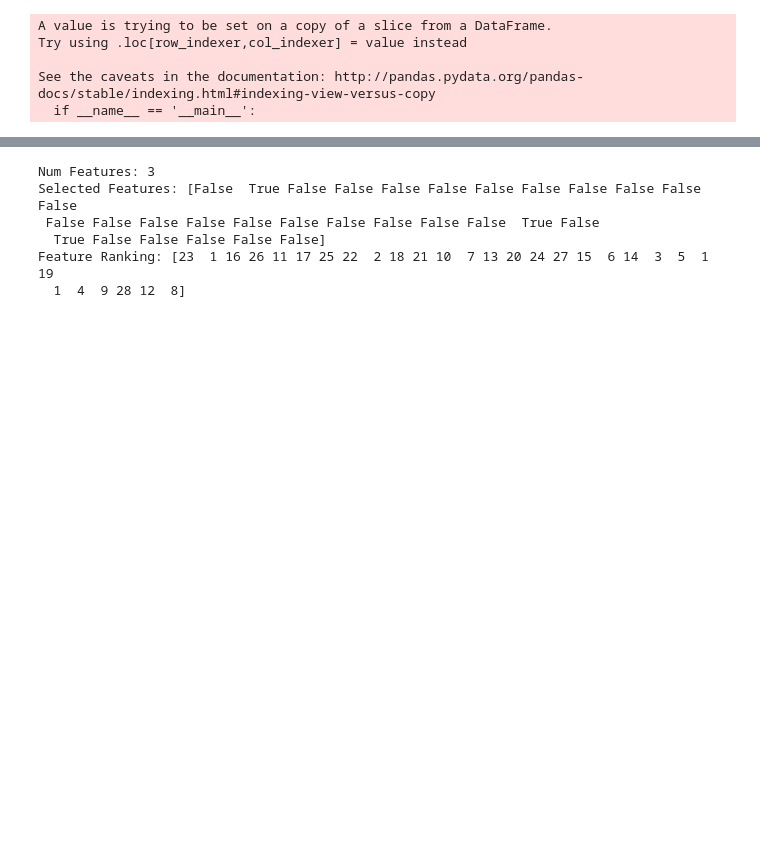
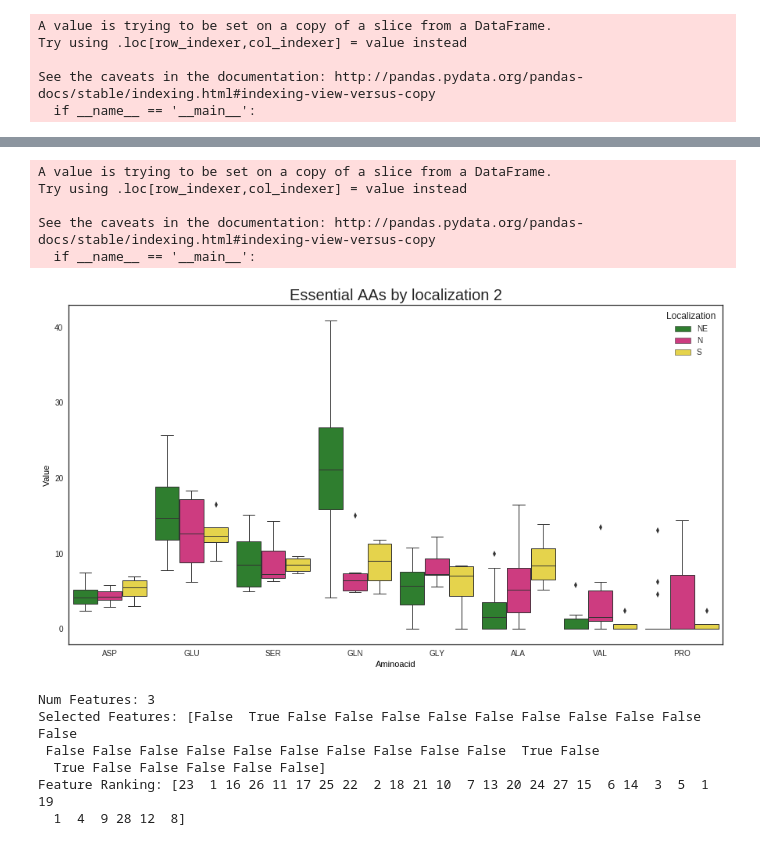
Before and after one commit to AgataRoguz/projekty_uw, a Jupyter notebook: polemonium/aminoacids.ipynb, the cells around one changed output, grey strips where cells are left out. Drawn from its saved outputs; the diff is of its cells as text; code cells hidden in the pictures; blank space fills up the shorter version.

```diff
--- a/polemonium/aminoacids.ipynb
+++ b/polemonium/aminoacids.ipynb
@@ -196,3 +178,28 @@ plt.show()
+# %%
+essential['value'] = essential.value.astype("float")
+# %% [output]
+A value is trying to be set on a copy of a slice from a DataFrame.
+Try using .loc[row_indexer,col_indexer] = value instead
+
+See the caveats in the documentation: http://pandas.pydata.org/pandas-docs/stable/indexing.html#indexing-view-versus-copy
+  if __name__ == '__main__':
+# %%
+#boxplots grouped by pollinator
+plt.figure(figsize=(15,8))
+sns.set_style("white")
+ax = sns.boxplot(x="variable", y="value", hue="LOC", data=essential, linewidth=1, width=0.9,
+                 palette=["#228B22", "#e5247e", "#ffe732", "#00447C","#991188"])
+plt.xlabel("Aminoacid")
+plt.ylabel("Value")
+plt.legend(title="Localization")
+plt.title("Essential AAs by localization 2", fontsize=20)
+#ax.set_facecolor('white')
+ax.yaxis.label.set_color('k')
+ax.xaxis.label.set_color('k')
+#ax.set_ylim(0,3000)
+plt.show()
+# %% [output]
+[figure, added]
 # %%
 names =list(amino)[10:40]
 # %%
```
Also changed, not shown: parts of 6 cells of this notebook.
